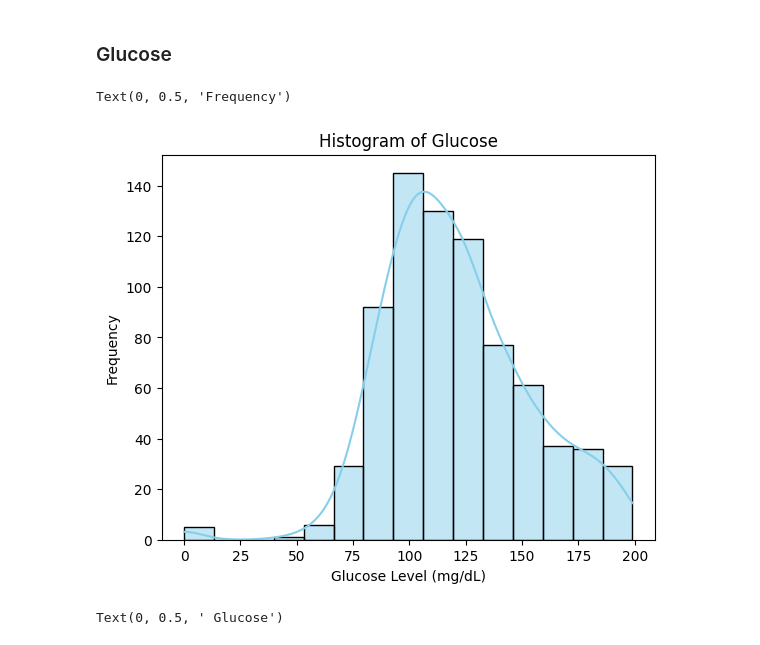
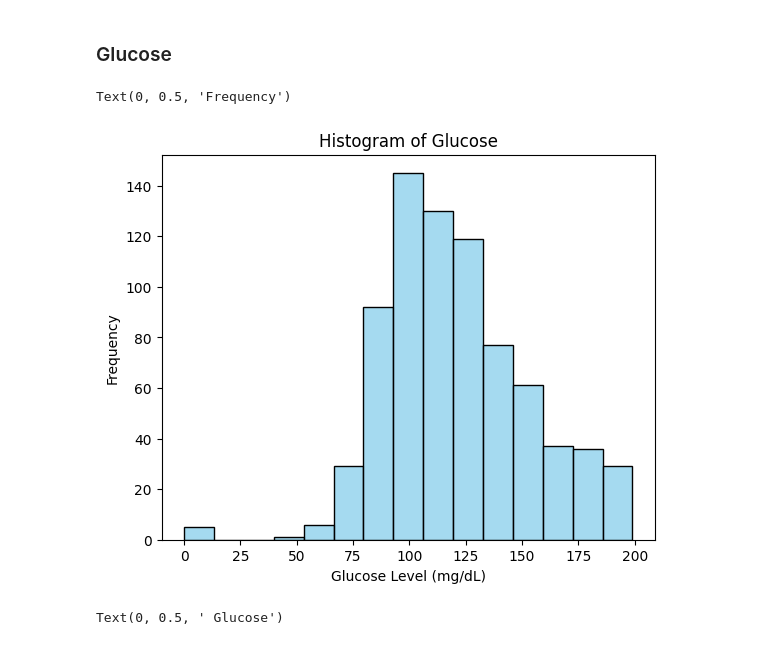
Before and after one commit to hoagannhh/ML, a Jupyter notebook: Buoi_3/EDA.ipynb, the cells around one changed output. Drawn from its saved outputs; the diff is of its cells as text; code cells hidden in the pictures.

```diff
--- a/Buoi_3/EDA.ipynb
+++ b/Buoi_3/EDA.ipynb
@@ -151,13 +149,13 @@ Text(0, 0.5, ' Pregnancies')
 # %%
 plt.figure(figsize=(14,5))
 plt.subplot(1,2,1)
-sns.histplot(df["Glucose"], bins=15, kde=True, color="skyblue")
+sns.histplot(df["Glucose"], bins=15, kde=False, color="skyblue")
 plt.title("Histogram of Glucose")
 plt.xlabel("Glucose Level (mg/dL)")
 plt.ylabel("Frequency")
 # %% [output]
 Text(0, 0.5, 'Frequency')
-[figure, old version]
+[figure, new version]
 # %%
 plt.figure(figsize=(12,5))
 plt.subplot(1,2,2)
```
Also changed, not shown: parts of 1 cell of this notebook.
